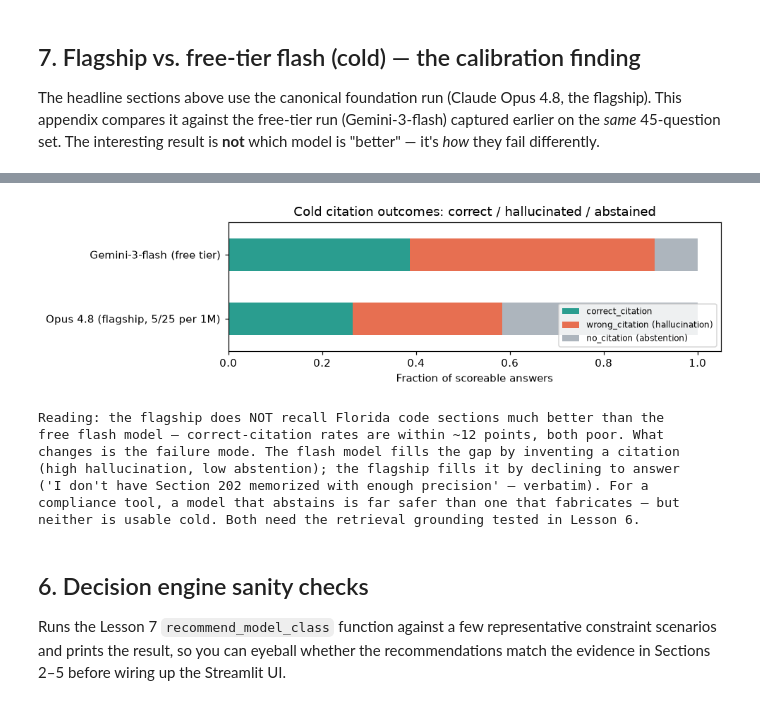
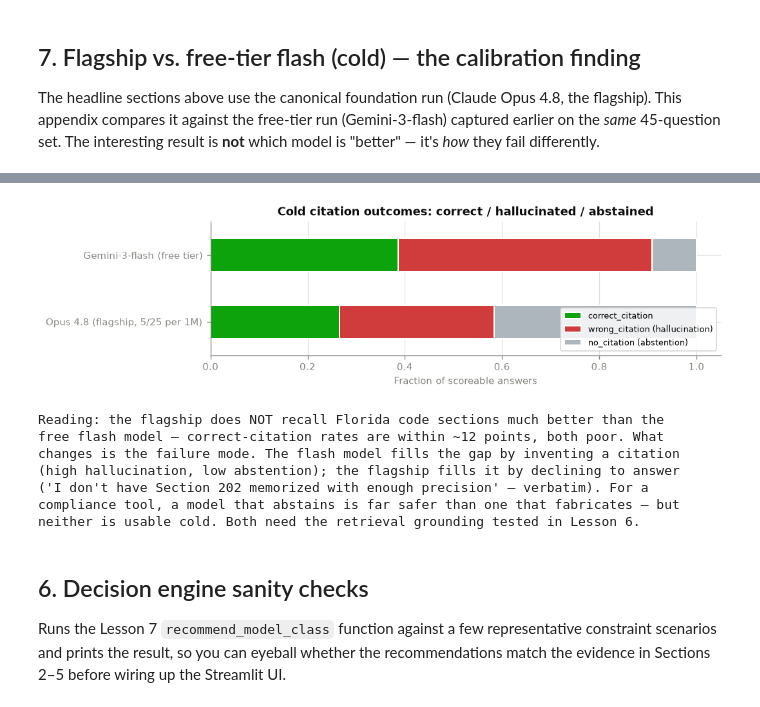
Before and after one commit to dotnetspark/fbc-model-routing-benchmark, a Jupyter notebook: analysis/benchmark_report.ipynb, the cells around one changed output, grey strips where cells are left out. Cells and saved outputs as stored; diff of their text form; code cells hidden in the pictures.

```diff
--- a/analysis/benchmark_report.ipynb
+++ b/analysis/benchmark_report.ipynb
@@ -16,11 +16,33 @@ from pathlib import Path
 
 import pandas as pd
 import matplotlib.pyplot as plt
+from matplotlib import cycler
 
 RESULTS_DIR = Path("../results")
 DATA_DIR = Path("../data")
 
-plt.rcParams["figure.dpi"] = 110
+# --- Shared visual system (palette validated via the dataviz skill) -----------
+# Categorical hues in FIXED order (identity — assigned, never cycled past the list).
+CATEGORICAL = ["#2a78d6", "#1baf7a", "#eda100", "#008300", "#4a3aa7", "#e34948"]
+# Reserved semantic colors for citation OUTCOMES (never reused as a data series).
+STATUS = {"correct": "#0ca30c", "wrong": "#d03b3b", "abstained": "#adb5bd"}
+# Stable color + label per model class, so a class keeps its hue across every chart.
+MODEL_COLOR = {"foundation": "#2a78d6", "instruction_tuned": "#1baf7a"}
+MODEL_LABEL = {"foundation": "Opus 4.8 (foundation)",
+               "instruction_tuned": "Haiku 4.5 (instruction-tuned)"}
+INK, MUTED, GRID = "#0b0b0b", "#898781", "#e1e0d9"
+
+plt.rcParams.update({
+    "figure.dpi": 120,
+    "axes.prop_cycle": cycler(color=CATEGORICAL),
+    "axes.edgecolor": MUTED, "axes.linewidth": 0.8,
+    "axes.spines.top": False, "axes.spines.right": False,
+    "axes.grid": True, "axes.axisbelow": True,
+    "grid.color": GRID, "grid.linewidth": 0.7,
+    "axes.titlesize": 11, "axes.titleweight": "bold", "axes.titlecolor": INK,
+    "axes.labelcolor": MUTED, "xtick.color": MUTED, "ytick.color": MUTED,
+    "font.size": 9, "figure.facecolor": "white",
+})
 # %% [markdown]
 ## 1. Load and merge results
 
@@ -387,35 +457,36 @@ comparison = {name: b for name, path in comparison_files.items()
               if (b := outcome_breakdown(path)) is not None}
 comp_df = pd.DataFrame(comparison).T
 display(comp_df.style.format({
     "correct_citation": "{:.1%}", "wrong_citation (hallucination)": "{:.1%}",
     "no_citation (abstention)": "{:.1%}", "mean_cost_usd": "${:.5f}", "scoreable_n": "{:.0f}",
 }))
 
 if len(comp_df) == 2:
     ax = comp_df[["correct_citation", "wrong_citation (hallucination)", "no_citation (abstention)"]].plot(
         kind="barh", stacked=True, figsize=(9, 2.6),
-        color=["#2a9d8f", "#e76f51", "#adb5bd"],
+        color=[STATUS["correct"], STATUS["wrong"], STATUS["abstained"]],
+        edgecolor="white", linewidth=1.2,
     )
     ax.set_xlabel("Fraction of scoreable answers")
     ax.set_title("Cold citation outcomes: correct / hallucinated / abstained")
     ax.legend(loc="lower right", fontsize=8)
     plt.tight_layout()
     plt.show()
 
     print(
         "\nReading: the flagship does NOT recall Florida code sections much better than the\n"
         "free flash model — correct-citation rates are within ~12 points, both poor. What\n"
         "changes is the failure mode. The flash model fills the gap by inventing a citation\n"
         "(high hallucination, low abstention); the flagship fills it by declining to answer\n"
         "('I don't have Section 202 memorized with enough precision' — verbatim). For a\n"
         "compliance tool, a model that abstains is far safer than one that fabricates — but\n"
         "neither is usable cold. Both need the retrieval grounding tested in Lesson 6."
     )
 # %% [output]
 |  | scoreable_n | correct_citation | wrong_citation (hallucination) | no_citation (abstention) | mean_cost_usd |
 | Opus 4.8 (flagship, $5/$25 per 1M) | 132 | 26.5% | 31.8% | 41.7% | $0.01048 |
 | Gemini-3-flash (free tier) | 44 | 38.6% | 52.3% | 9.1% | $0.00287 |
-[figure, old version]
+[figure, new version]
 Reading: the flagship does NOT recall Florida code sections much better than the
 free flash model — correct-citation rates are within ~12 points, both poor. What
 changes is the failure mode. The flash model fills the gap by inventing a citation
```
Also changed, not shown: parts of 5 cells of this notebook, 1 other file.
